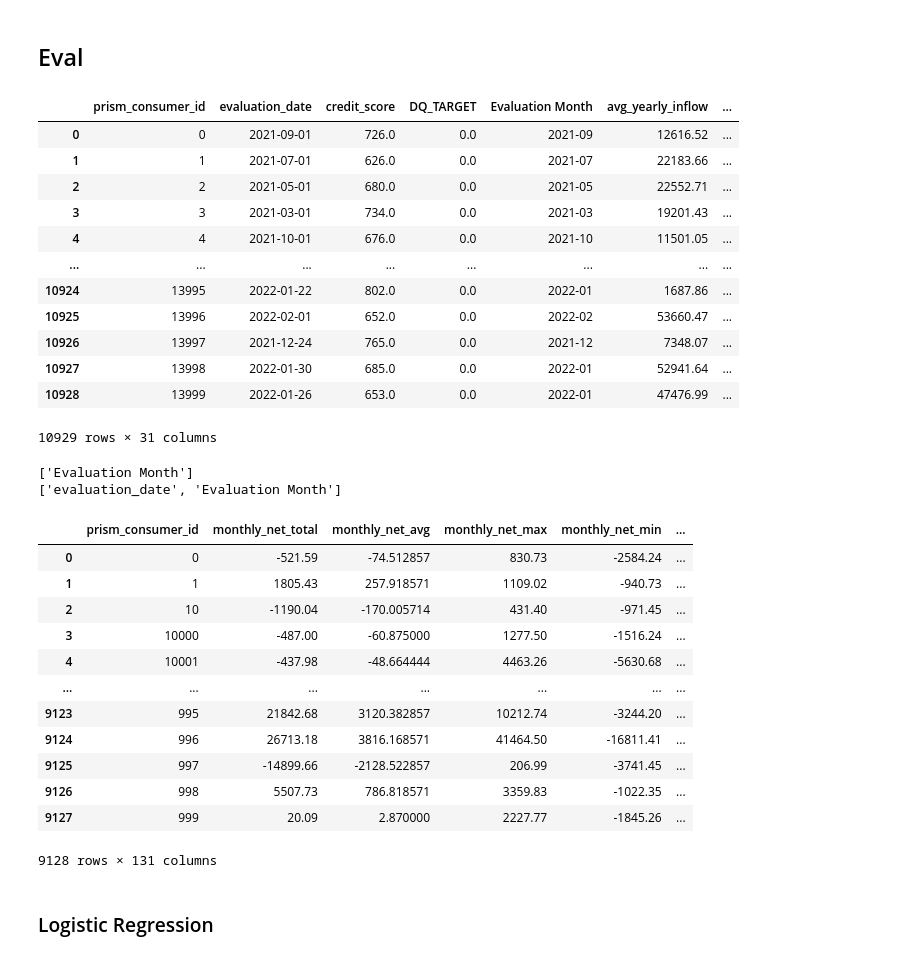
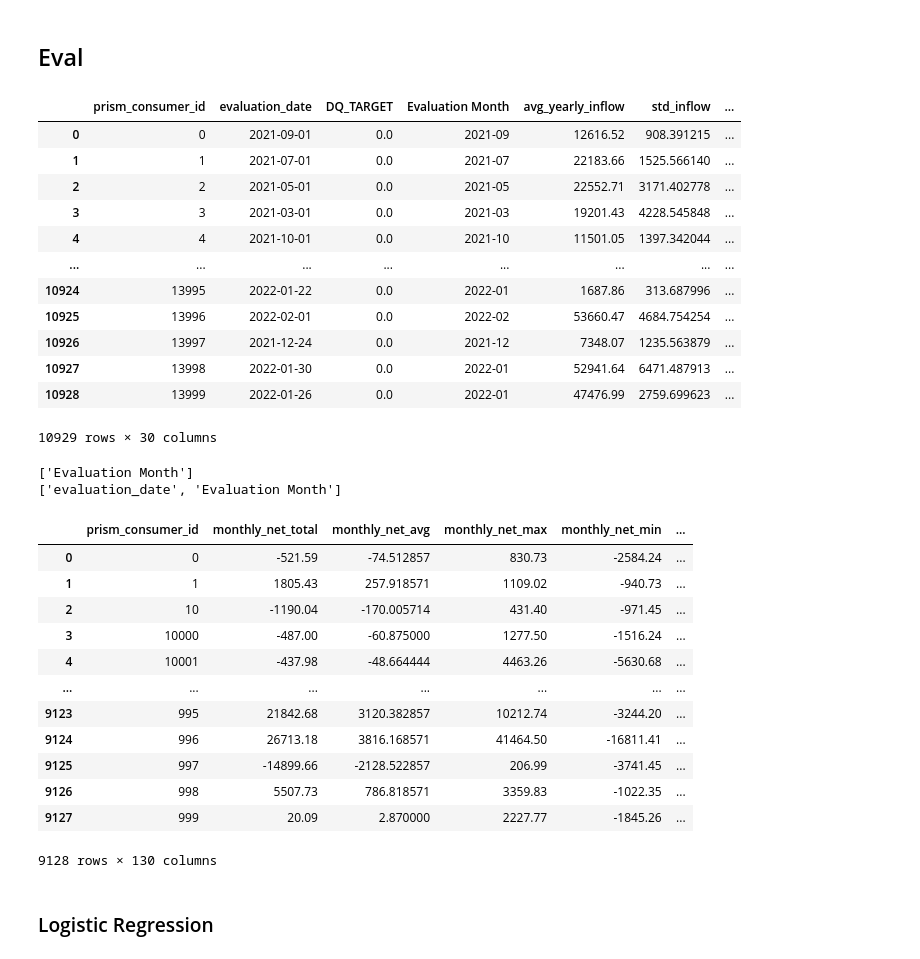
Before and after one commit to elliekwang/DSC180A_B01_2, a Jupyter notebook: Winter_2026/ellie_w5.ipynb, the cells around one changed output. Drawn from its saved outputs; the diff is of its cells as text; code cells hidden in the pictures.

```diff
--- a/Winter_2026/ellie_w5.ipynb
+++ b/Winter_2026/ellie_w5.ipynb
@@ -1682,46 +1743,47 @@ df_eval = pd.merge(consdf, sum_yearly_inflow, on='prism_consumer_id', how='inner
 df_eval = pd.merge(df_eval, year_std, on='prism_consumer_id', how='left')
 df_eval = pd.merge(df_eval, trend, on='prism_consumer_id', how='left')
 df_eval = pd.merge(df_eval, num_transactions, on='prism_consumer_id', how='left')
 df_eval = pd.merge(df_eval, total_spend_groceries_9m, on='prism_consumer_id', how='left')
 df_eval = pd.merge(df_eval, total_spend_dining_6m, on='prism_consumer_id', how='left')
 df_eval = pd.merge(df_eval, pct_spend_gambling, on='prism_consumer_id',how='left')
 df_eval = pd.merge(df_eval, pct_spend_essentials, on='prism_consumer_id',how='left')
 df_eval = pd.merge(df_eval, delta_groceries_3m, on='prism_consumer_id', how='left')
 df_eval = pd.merge(df_eval, pct_spend_utilities, on='prism_consumer_id', how='left')
 df_eval = pd.merge(df_eval, has_overdraft_6m, on='prism_consumer_id', how='left')
 df_eval = pd.merge(df_eval, atm_cash_ratio, on='prism_consumer_id', how='left')
 df_eval = pd.merge(df_eval, has_acct_fee_6m, on='prism_consumer_id', how='left')
 df_eval = pd.merge(df_eval, atm_cash_freq_6m, on='prism_consumer_id', how='left')
 df_eval = pd.merge(df_eval, refund_ratio, on='prism_consumer_id', how='left')
 df_eval = pd.merge(df_eval, summary, on='prism_consumer_id', how='left')
 df_eval = pd.merge(df_eval, has_bnpl_usage_6m, on='prism_consumer_id', how='left')
 df_eval = pd.merge(df_eval, debt_category_count, on='prism_consumer_id', how='left')
 df_eval = pd.merge(df_eval, discretionary_drop_flag_3m, on='prism_consumer_id', how='left')
 df_eval = pd.merge(df_eval, essential_spend_volatility_6m, on='prism_consumer_id', how='left')
 df_eval = pd.merge(df_eval, has_child_deps_6m, on='prism_consumer_id', how='left')
 df_eval = pd.merge(df_eval, has_pets_6m, on='prism_consumer_id', how='left')
 df_eval['has_overdraft_6m'] = df_eval['has_overdraft_6m'].fillna(0).astype(int)
 df_eval['has_acct_fee_6m'] = df_eval['has_acct_fee_6m'].fillna(0).astype(int)
 df_eval['atm_cash_freq_6m'] = df_eval['atm_cash_freq_6m'].fillna(0).astype(int)
 df_eval['bnpl_usage_flag'] = df_eval['bnpl_usage_flag'].fillna(0).astype(int)
 df_eval['debt_category_count'] = df_eval['debt_category_count'].fillna(0).astype(int)
 df_eval['child_dependents_6m'] = df_eval['child_dependents_6m'].fillna(0).astype(int)
 df_eval['pets_6m'] = df_eval['pets_6m'].fillna(0).astype(int)
+df_eval = df_eval.drop('credit_score', axis=1)
 df_eval
 # %% [output]
-|  | prism_consumer_id | evaluation_date | credit_score | DQ_TARGET | Evaluation Month | avg_yearly_inflow | ... |
-| 0 | 0 | 2021-09-01 | 726.0 | 0.0 | 2021-09 | 12616.52 | ... |
-| 1 | 1 | 2021-07-01 | 626.0 | 0.0 | 2021-07 | 22183.66 | ... |
-| 2 | 2 | 2021-05-01 | 680.0 | 0.0 | 2021-05 | 22552.71 | ... |
-| 3 | 3 | 2021-03-01 | 734.0 | 0.0 | 2021-03 | 19201.43 | ... |
-| 4 | 4 | 2021-10-01 | 676.0 | 0.0 | 2021-10 | 11501.05 | ... |
+|  | prism_consumer_id | evaluation_date | DQ_TARGET | Evaluation Month | avg_yearly_inflow | std_inflow | ... |
+| 0 | 0 | 2021-09-01 | 0.0 | 2021-09 | 12616.52 | 908.391215 | ... |
+| 1 | 1 | 2021-07-01 | 0.0 | 2021-07 | 22183.66 | 1525.566140 | ... |
+| 2 | 2 | 2021-05-01 | 0.0 | 2021-05 | 22552.71 | 3171.402778 | ... |
+| 3 | 3 | 2021-03-01 | 0.0 | 2021-03 | 19201.43 | 4228.545848 | ... |
+| 4 | 4 | 2021-10-01 | 0.0 | 2021-10 | 11501.05 | 1397.342044 | ... |
 | ... | ... | ... | ... | ... | ... | ... | ... |
-| 10924 | 13995 | 2022-01-22 | 802.0 | 0.0 | 2022-01 | 1687.86 | ... |
-| 10925 | 13996 | 2022-02-01 | 652.0 | 0.0 | 2022-02 | 53660.47 | ... |
-| 10926 | 13997 | 2021-12-24 | 765.0 | 0.0 | 2021-12 | 7348.07 | ... |
-| 10927 | 13998 | 2022-01-30 | 685.0 | 0.0 | 2022-01 | 52941.64 | ... |
-| 10928 | 13999 | 2022-01-26 | 653.0 | 0.0 | 2022-01 | 47476.99 | ... |
+| 10924 | 13995 | 2022-01-22 | 0.0 | 2022-01 | 1687.86 | 313.687996 | ... |
+| 10925 | 13996 | 2022-02-01 | 0.0 | 2022-02 | 53660.47 | 4684.754254 | ... |
+| 10926 | 13997 | 2021-12-24 | 0.0 | 2021-12 | 7348.07 | 1235.563879 | ... |
+| 10927 | 13998 | 2022-01-30 | 0.0 | 2022-01 | 52941.64 | 6471.487913 | ... |
+| 10928 | 13999 | 2022-01-26 | 0.0 | 2022-01 | 47476.99 | 2759.699623 | ... |
-10929 rows × 31 columns
+10929 rows × 30 columns
 # %%
 df_eval['prism_consumer_id'] =df_eval['prism_consumer_id'].astype(int)
 df_eval = df_eval.drop(columns='DQ_TARGET')
@@ -1756,7 +1818,7 @@ df_eval
 | 9125 | 997 | -14899.66 | -2128.522857 | 206.99 | -3741.45 | ... |
 | 9126 | 998 | 5507.73 | 786.818571 | 3359.83 | -1022.35 | ... |
 | 9127 | 999 | 20.09 | 2.870000 | 2227.77 | -1845.26 | ... |
-9128 rows × 131 columns
+9128 rows × 130 columns
 # %%
 X = df_eval.drop(columns=['prism_consumer_id','DQ_TARGET'])
 y = df_eval['DQ_TARGET']
```
Also changed, not shown: parts of 69 cells of this notebook.
